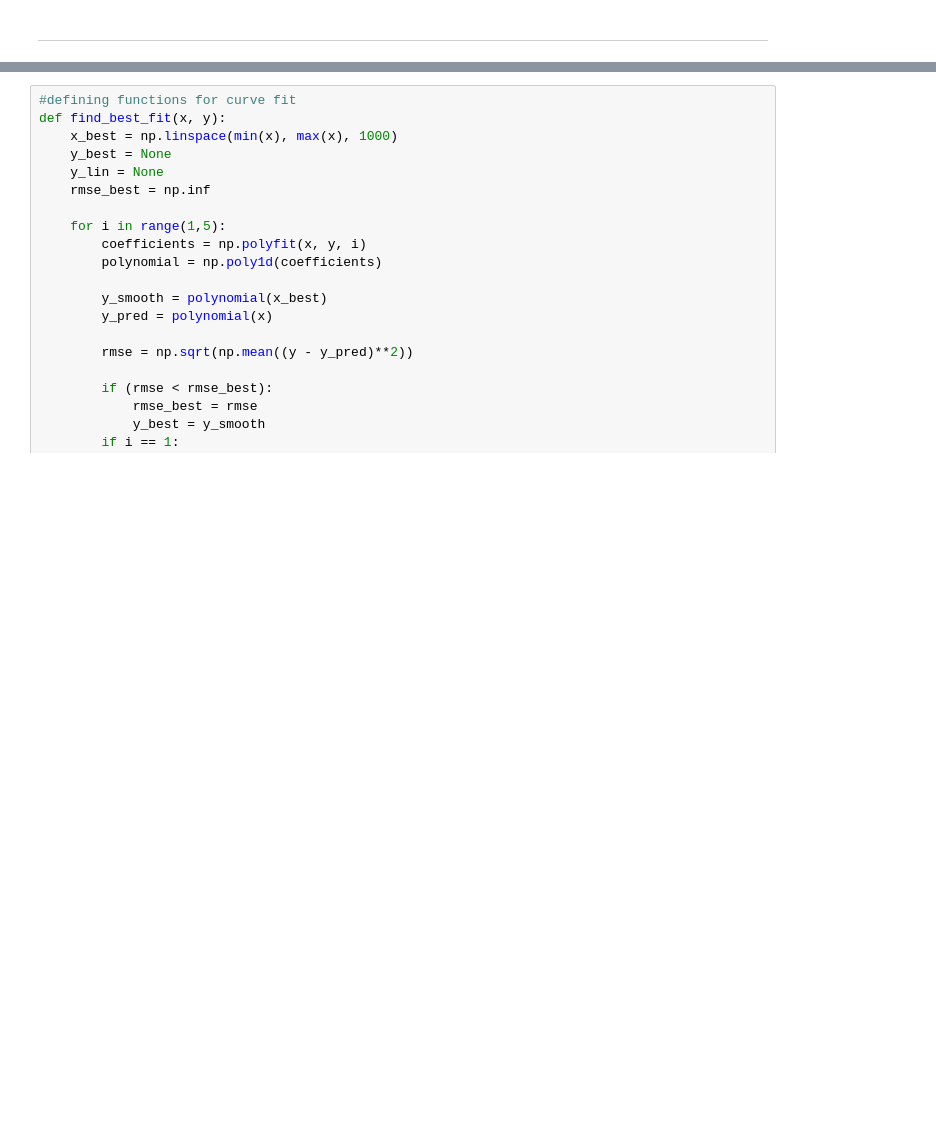
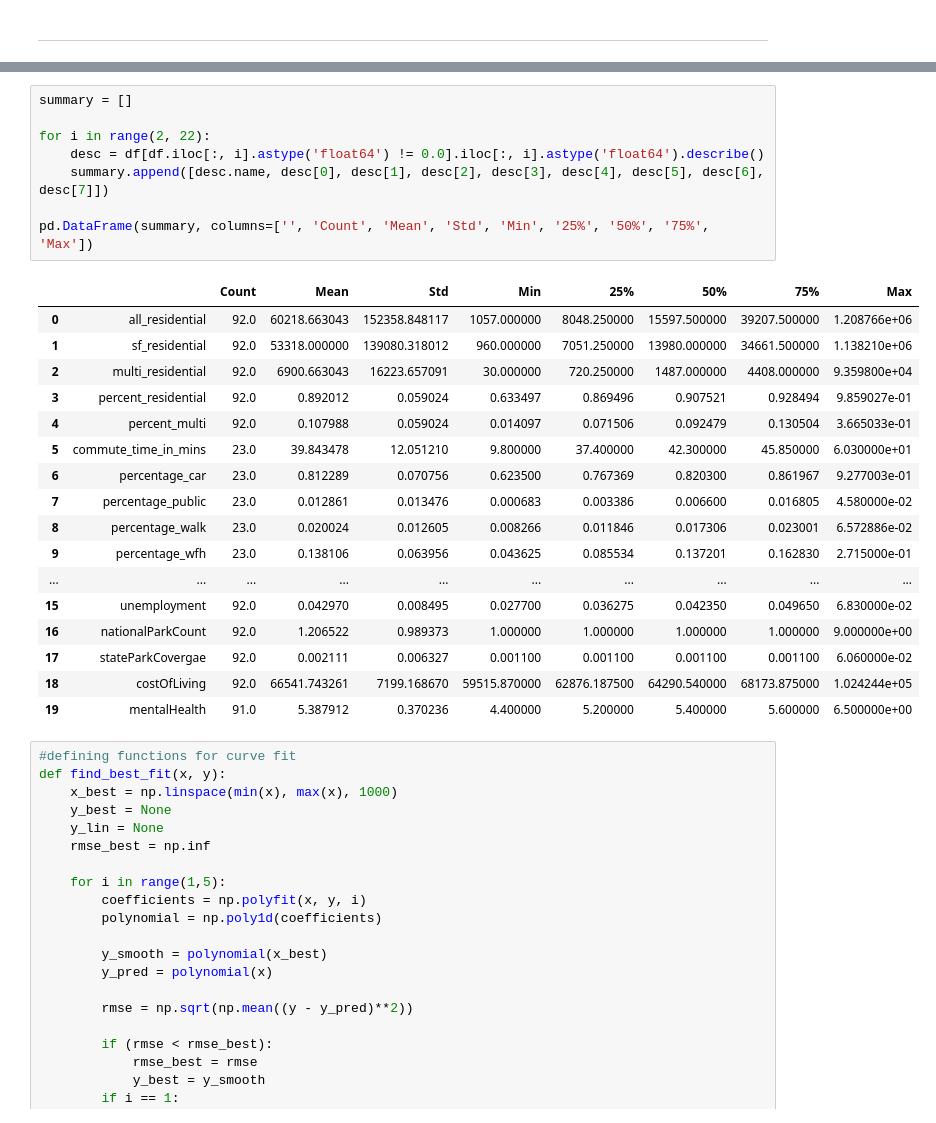
Before and after one commit to ashsProjects/Distributed_Analytics_of_US_Residential_Zoning, a Jupyter notebook: analysis.ipynb, the cells around one changed output, grey strips where cells are left out. Saved outputs shown, nothing was run; the diff lists cells and outputs as text; blank space fills up the shorter version.

```diff
--- a/analysis.ipynb
+++ b/analysis.ipynb
@@ -201,4 +203,30 @@ Top 5 counties with the highest multi family/purpose residential zoning:
 5 rows × 22 columns
+# %%
+summary = []
+
+for i in range(2, 22):
+    desc = df[df.iloc[:, i].astype('float64') != 0.0].iloc[:, i].astype('float64').describe()
+    summary.append([desc.name, desc[0], desc[1], desc[2], desc[3], desc[4], desc[5], desc[6], desc[7]])
+
+pd.DataFrame(summary, columns=['', 'Count', 'Mean', 'Std', 'Min', '25%', '50%', '75%', 'Max'])
+# %% [output]
+|  |  | Count | Mean | Std | Min | 25% | 50% | 75% | Max |
+| 0 | all_residential | 92.0 | 60218.663043 | 152358.848117 | 1057.000000 | 8048.250000 | 15597.500000 | 39207.500000 | 1.208766e+06 |
+| 1 | sf_residential | 92.0 | 53318.000000 | 139080.318012 | 960.000000 | 7051.250000 | 13980.000000 | 34661.500000 | 1.138210e+06 |
+| 2 | multi_residential | 92.0 | 6900.663043 | 16223.657091 | 30.000000 | 720.250000 | 1487.000000 | 4408.000000 | 9.359800e+04 |
+| 3 | percent_residential | 92.0 | 0.892012 | 0.059024 | 0.633497 | 0.869496 | 0.907521 | 0.928494 | 9.859027e-01 |
+| 4 | percent_multi | 92.0 | 0.107988 | 0.059024 | 0.014097 | 0.071506 | 0.092479 | 0.130504 | 3.665033e-01 |
+| 5 | commute_time_in_mins | 23.0 | 39.843478 | 12.051210 | 9.800000 | 37.400000 | 42.300000 | 45.850000 | 6.030000e+01 |
+| 6 | percentage_car | 23.0 | 0.812289 | 0.070756 | 0.623500 | 0.767369 | 0.820300 | 0.861967 | 9.277003e-01 |
+| 7 | percentage_public | 23.0 | 0.012861 | 0.013476 | 0.000683 | 0.003386 | 0.006600 | 0.016805 | 4.580000e-02 |
+| 8 | percentage_walk | 23.0 | 0.020024 | 0.012605 | 0.008266 | 0.011846 | 0.017306 | 0.023001 | 6.572886e-02 |
+| 9 | percentage_wfh | 23.0 | 0.138106 | 0.063956 | 0.043625 | 0.085534 | 0.137201 | 0.162830 | 2.715000e-01 |
+| ... | ... | ... | ... | ... | ... | ... | ... | ... | ... |
+| 15 | unemployment | 92.0 | 0.042970 | 0.008495 | 0.027700 | 0.036275 | 0.042350 | 0.049650 | 6.830000e-02 |
+| 16 | nationalParkCount | 92.0 | 1.206522 | 0.989373 | 1.000000 | 1.000000 | 1.000000 | 1.000000 | 9.000000e+00 |
+| 17 | stateParkCovergae | 92.0 | 0.002111 | 0.006327 | 0.001100 | 0.001100 | 0.001100 | 0.001100 | 6.060000e-02 |
+| 18 | costOfLiving | 92.0 | 66541.743261 | 7199.168670 | 59515.870000 | 62876.187500 | 64290.540000 | 68173.875000 | 1.024244e+05 |
+| 19 | mentalHealth | 91.0 | 5.387912 | 0.370236 | 4.400000 | 5.200000 | 5.400000 | 5.600000 | 6.500000e+00 |
 # %%
 #defining functions for curve fit
 def find_best_fit(x, y):
```
Also changed, not shown: parts of 10 cells of this notebook, 4 other files.
